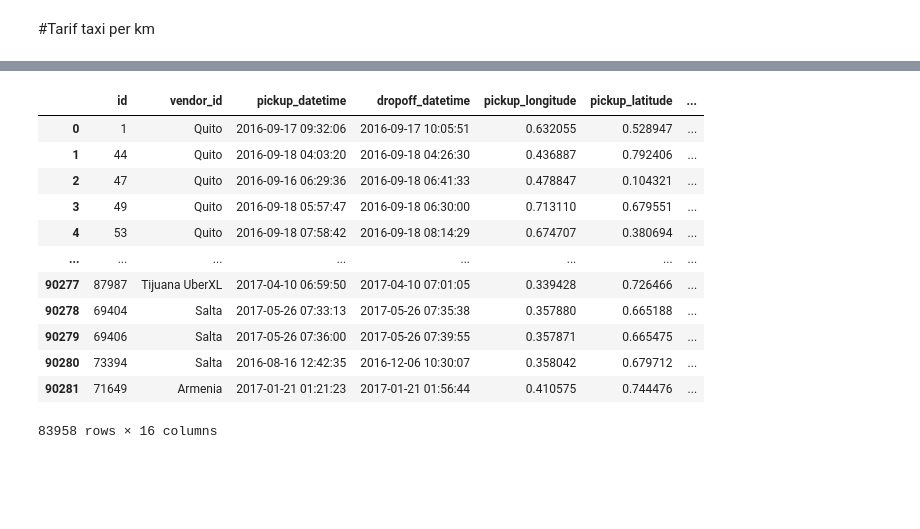
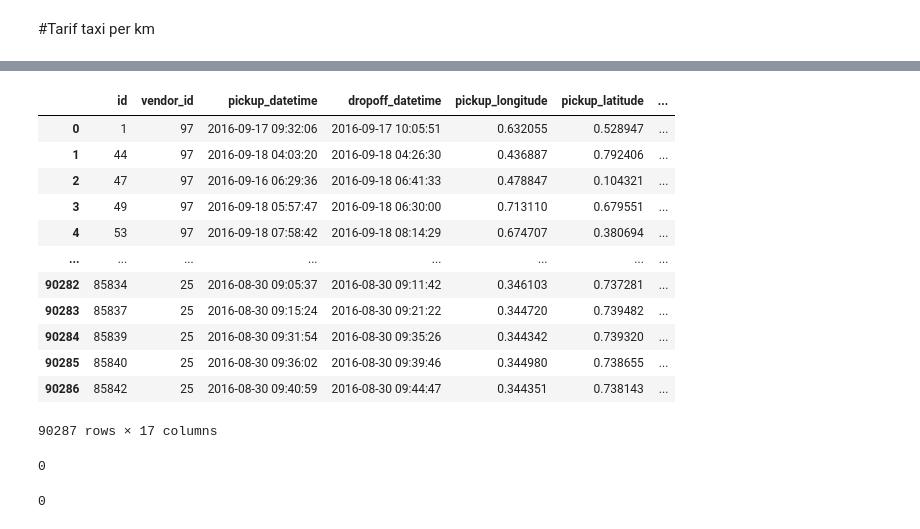
Before and after one commit to frfusch21/DTS_GGU_5, a Jupyter notebook: tarif_all_data.ipynb, the cells around one changed output, grey strips where cells are left out. Drawn from its saved outputs; the diff is of its cells as text; code cells hidden in the pictures; blank space fills up the shorter version.

```diff
--- a/tarif_all_data.ipynb
+++ b/tarif_all_data.ipynb
@@ -16,3 +18,6 @@ df_all.head()
 | 2 | 3 | Monterrey | 2016-09-17 10:06:52 | 2016-09-17 10:09:40 | 0.140910 | 0.563280 | ... |
 | 3 | 4 | Monterrey | 2016-09-17 09:45:56 | 2016-09-17 10:13:34 | 0.207565 | 0.590416 | ... |
 | 4 | 5 | Monterrey | 2016-09-17 10:12:00 | 2016-09-17 10:16:31 | 0.128881 | 0.580419 | ... |
+# %%
+df_all['vendor_name'] = df_all['vendor_id']
+df_all
@@ -18,0 +38,5 @@ df_all.head()
+# %%
+le = LabelEncoder()
+
+df_all['vendor_id']= le.fit_transform(df_all['vendor_id'])
+df_all
@@ -162,21 +207,33 @@ dtypes: float64(2), object(1)
 memory usage: 3.4+ KB
 # %%
 #menggabungkan all data dengan data tarif
-df_merge = df_all.merge(tarif, how='inner', on='vendor_id')
-#menghapus data yang kosong
-df_merge= df_merge.dropna()
+df_merge = df_all.merge(tarif, how='inner', on='vendor_name')
 df_merge
 # %% [output]
 |  | id | vendor_id | pickup_datetime | dropoff_datetime | pickup_longitude | pickup_latitude | ... |
-| 0 | 1 | Quito | 2016-09-17 09:32:06 | 2016-09-17 10:05:51 | 0.632055 | 0.528947 | ... |
-| 1 | 44 | Quito | 2016-09-18 04:03:20 | 2016-09-18 04:26:30 | 0.436887 | 0.792406 | ... |
-| 2 | 47 | Quito | 2016-09-16 06:29:36 | 2016-09-18 06:41:33 | 0.478847 | 0.104321 | ... |
-| 3 | 49 | Quito | 2016-09-18 05:57:47 | 2016-09-18 06:30:00 | 0.713110 | 0.679551 | ... |
-| 4 | 53 | Quito | 2016-09-18 07:58:42 | 2016-09-18 08:14:29 | 0.674707 | 0.380694 | ... |
+| 0 | 1 | 97 | 2016-09-17 09:32:06 | 2016-09-17 10:05:51 | 0.632055 | 0.528947 | ... |
+| 1 | 44 | 97 | 2016-09-18 04:03:20 | 2016-09-18 04:26:30 | 0.436887 | 0.792406 | ... |
+| 2 | 47 | 97 | 2016-09-16 06:29:36 | 2016-09-18 06:41:33 | 0.478847 | 0.104321 | ... |
+| 3 | 49 | 97 | 2016-09-18 05:57:47 | 2016-09-18 06:30:00 | 0.713110 | 0.679551 | ... |
+| 4 | 53 | 97 | 2016-09-18 07:58:42 | 2016-09-18 08:14:29 | 0.674707 | 0.380694 | ... |
 | ... | ... | ... | ... | ... | ... | ... | ... |
-| 90277 | 87987 | Tijuana UberXL | 2017-04-10 06:59:50 | 2017-04-10 07:01:05 | 0.339428 | 0.726466 | ... |
-| 90278 | 69404 | Salta | 2017-05-26 07:33:13 | 2017-05-26 07:35:38 | 0.357880 | 0.665188 | ... |
-| 90279 | 69406 | Salta | 2017-05-26 07:36:00 | 2017-05-26 07:39:55 | 0.357871 | 0.665475 | ... |
-| 90280 | 73394 | Salta | 2016-08-16 12:42:35 | 2016-12-06 10:30:07 | 0.358042 | 0.679712 | ... |
-| 90281 | 71649 | Armenia | 2017-01-21 01:21:23 | 2017-01-21 01:56:44 | 0.410575 | 0.744476 | ... |
+| 90282 | 85834 | 25 | 2016-08-30 09:05:37 | 2016-08-30 09:11:42 | 0.346103 | 0.737281 | ... |
+| 90283 | 85837 | 25 | 2016-08-30 09:15:24 | 2016-08-30 09:21:22 | 0.344720 | 0.739482 | ... |
+| 90284 | 85839 | 25 | 2016-08-30 09:31:54 | 2016-08-30 09:35:26 | 0.344342 | 0.739320 | ... |
+| 90285 | 85840 | 25 | 2016-08-30 09:36:02 | 2016-08-30 09:39:46 | 0.344980 | 0.738655 | ... |
+| 90286 | 85842 | 25 | 2016-08-30 09:40:59 | 2016-08-30 09:44:47 | 0.344351 | 0.738143 | ... |
-83958 rows × 16 columns
+90287 rows × 17 columns
+# %%
+#mengisi data kosong pada base_fare dengan nilai rata-ratanya
+rata_tarif = df_merge['base_fare'].mean()
+df_merge['base_fare'] = df_merge['base_fare'].fillna(rata_tarif)
+df_merge['base_fare'].isna().sum()
+# %% [output]
+0
+# %%
+#mengisi data kosong pada fare_per_km dengan nilai rata-ratanya
+rata_tarif_km = df_merge['fare_per_km'].mean()
+df_merge['fare_per_km'] = df_merge['fare_per_km'].fillna(rata_tarif_km)
+df_merge['fare_per_km'].isna().sum()
+# %% [output]
+0
```
Also changed, not shown: parts of 18 cells of this notebook.
